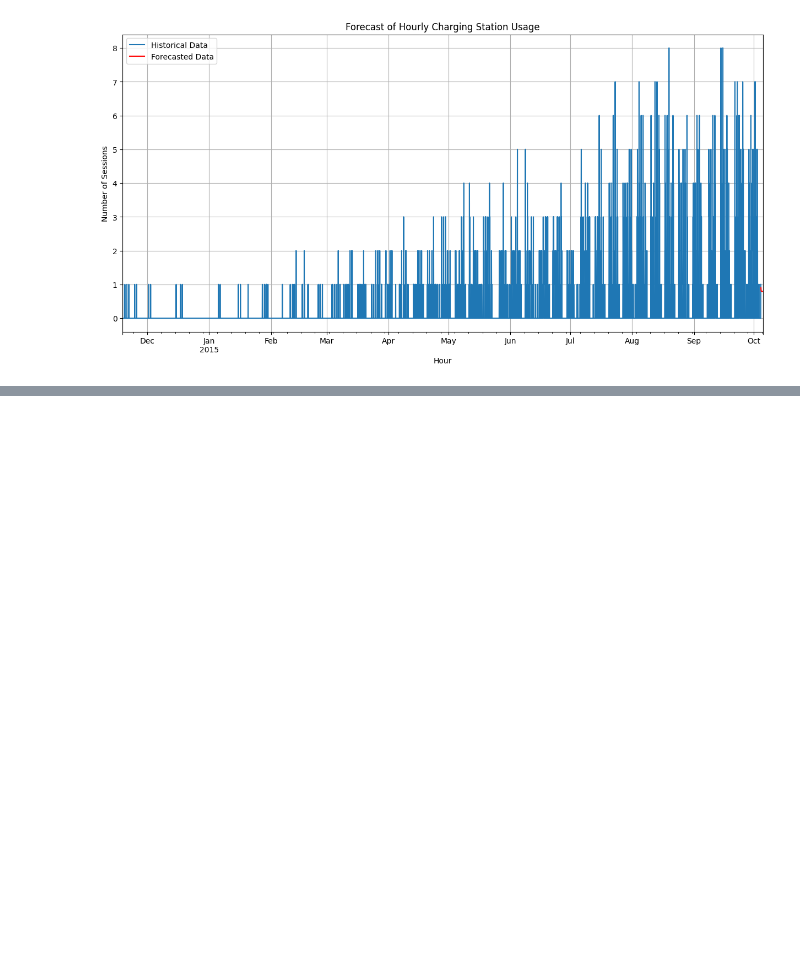
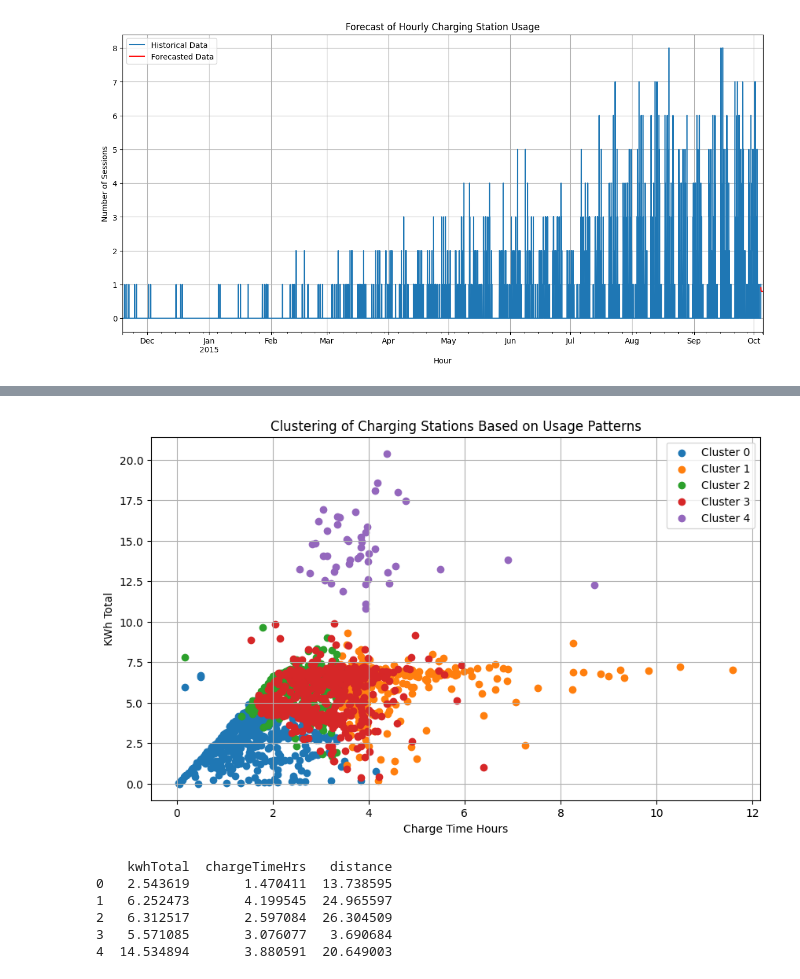
Before and after one commit to dm23aau/Project-on-EV-charging-Infrastrucure, a Jupyter notebook: Electric_Vehicle_Charging_Infrastructure.ipynb, the cells around one changed output, grey strips where cells are left out. Cells and saved outputs as stored; diff of their text form; code cells hidden in the pictures; blank space fills up the shorter version.

```diff
--- a/Electric_Vehicle_Charging_Infrastructure.ipynb
+++ b/Electric_Vehicle_Charging_Infrastructure.ipynb
@@ -200,0 +230,33 @@ plt.show()
+# %%
+# Applying K-Means clustering
+kmeans = KMeans(n_clusters=5, random_state=42,n_init=10)
+clusters = kmeans.fit_predict(scaled_data)
+# %%
+# Adding cluster information back to the original data
+cleaned_data.loc[:,'Cluster'] = clusters
+# %%
+# Visualizing the clusters
+plt.figure(figsize=(10, 6))
+for c in range(kmeans.n_clusters):
+    cluster_data = cleaned_data[cleaned_data.loc[:,'Cluster'] == c]
+    plt.scatter(cluster_data['chargeTimeHrs'], cluster_data['kwhTotal'], label=f'Cluster {c}')  # Adjust axes as needed
+
+plt.title('Clustering of Charging Stations Based on Usage Patterns')
+plt.xlabel('Charge Time Hours')
+plt.ylabel('KWh Total')
+plt.legend()
+plt.grid(True)
+plt.show()
+# %% [output]
+[figure, added]
+# %%
+# Analyze cluster centers to understand typical usage patterns
+centers = pd.DataFrame(scaler.inverse_transform(kmeans.cluster_centers_), columns=features)
+print(centers)
+# %% [output]
+    kwhTotal  chargeTimeHrs   distance
+0   2.543619       1.470411  13.738595
+1   6.252473       4.199545  24.965597
+2   6.312517       2.597084  26.304509
+3   5.571085       3.076077   3.690684
+4  14.534894       3.880591  20.649003
```
Also changed, not shown: parts of 4 cells of this notebook.
